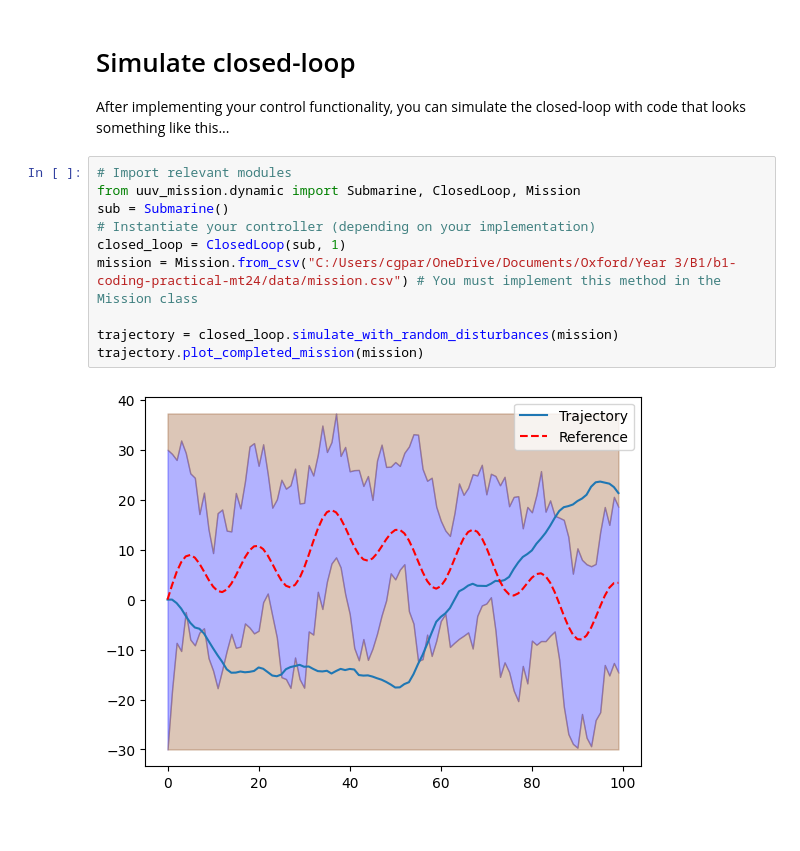
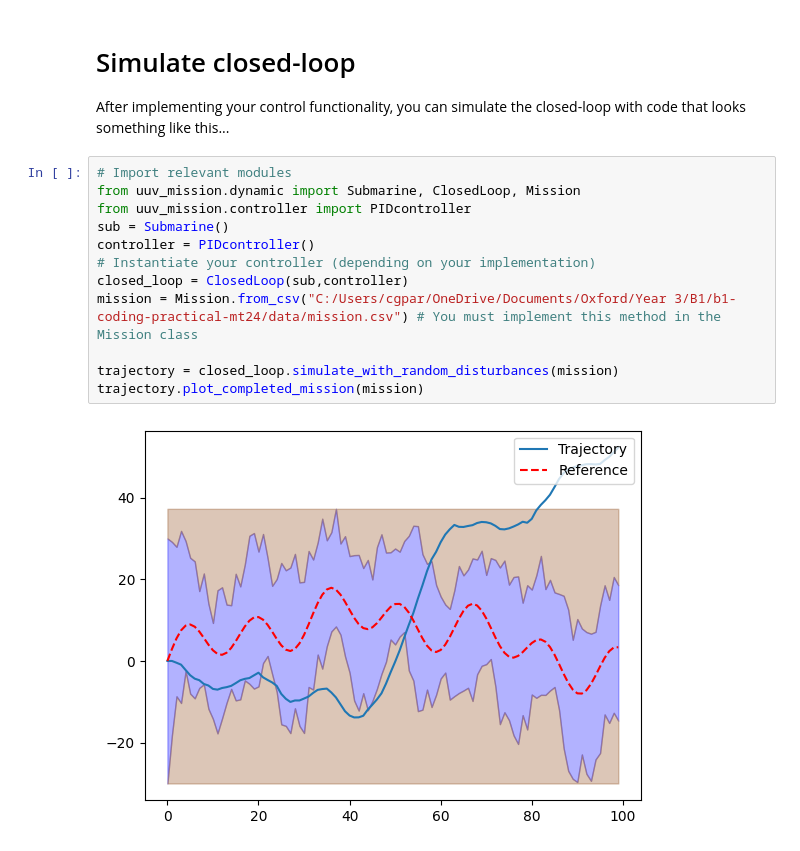
Before and after one commit to caseygparnes/b1-coding-practical-mt24, a Jupyter notebook: notebooks/demo.ipynb, the cells around one changed output. Cells and saved outputs as stored; diff of their text form.

Commit message:
Created controller, implemented in dynamic and called in demo

```diff
--- a/notebooks/demo.ipynb
+++ b/notebooks/demo.ipynb
@@ -14,12 +14,14 @@ After implementing your control functionality, you can simulate the closed-loop
 # %%
 # Import relevant modules
 from uuv_mission.dynamic import Submarine, ClosedLoop, Mission
+from uuv_mission.controller import PIDcontroller
 sub = Submarine()
+controller = PIDcontroller()
 # Instantiate your controller (depending on your implementation)
-closed_loop = ClosedLoop(sub, 1)
+closed_loop = ClosedLoop(sub,controller)
 mission = Mission.from_csv("C:/Users/cgpar/OneDrive/Documents/Oxford/Year 3/B1/b1-coding-practical-mt24/data/mission.csv") # You must implement this method in the Mission class
 
 trajectory = closed_loop.simulate_with_random_disturbances(mission)
 trajectory.plot_completed_mission(mission)
 # %% [output]
-[figure, old version]
+[figure, new version]
```
Also changed, not shown: 2 other files.
